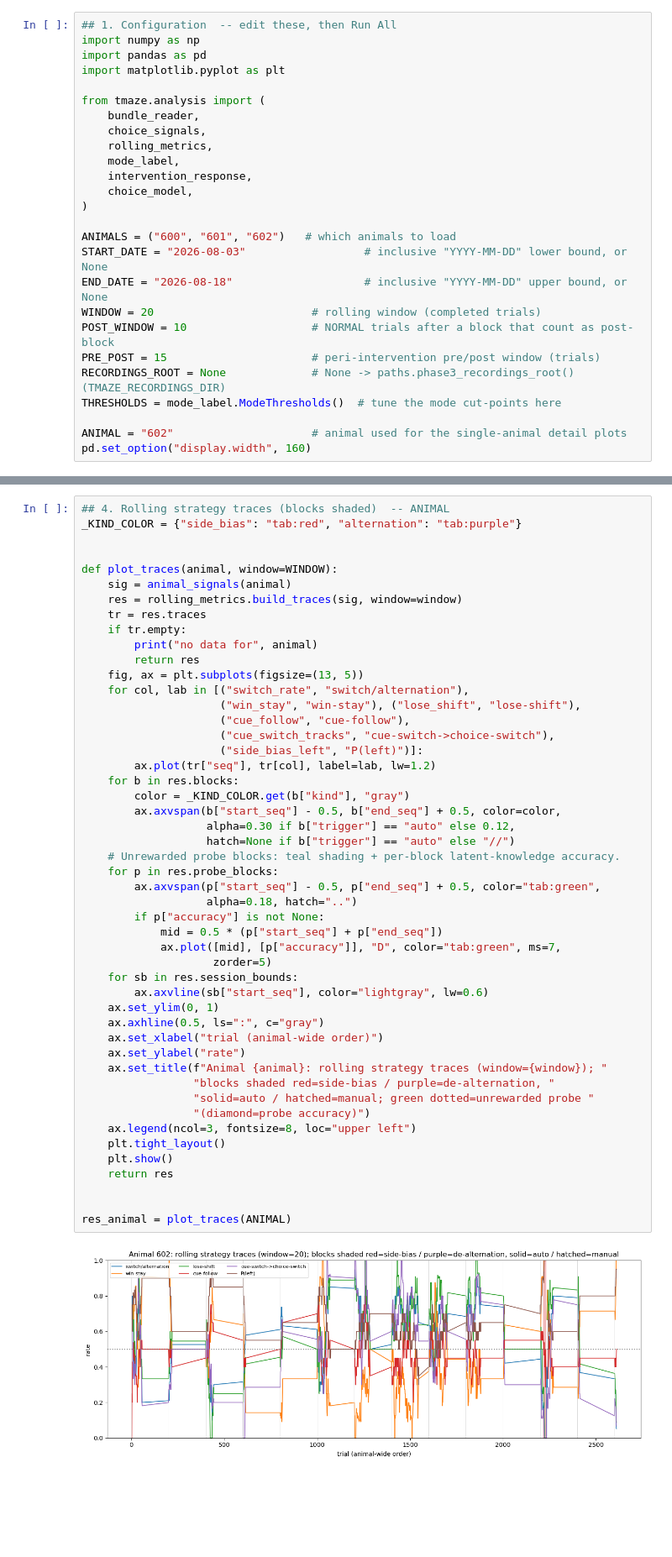
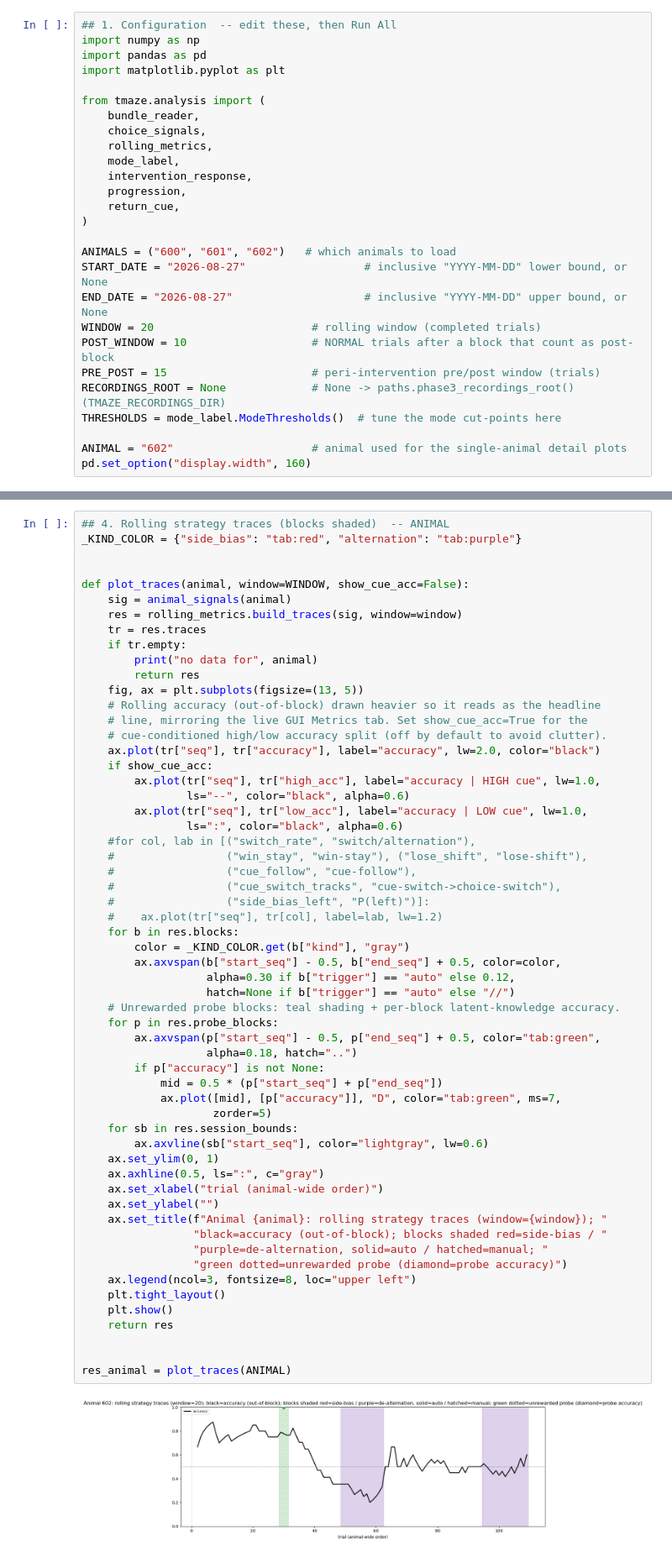
Before and after one commit to Drieu-Lab/os_code_t_maze, a Jupyter notebook: host/notebooks/animal_progress.ipynb, the cells around one changed output, grey strips where cells are left out. Shown at 84% size. Drawn from its saved outputs; the diff is of its cells as text; blank space fills up the shorter version.

```diff
--- a/host/notebooks/animal_progress.ipynb
+++ b/host/notebooks/animal_progress.ipynb
@@ -37,12 +36,13 @@ from tmaze.analysis import (
     rolling_metrics,
     mode_label,
     intervention_response,
-    choice_model,
+    progression,
+    return_cue,
 )
 
 ANIMALS = ("600", "601", "602")   # which animals to load
-START_DATE = "2026-08-03"                  # inclusive "YYYY-MM-DD" lower bound, or None
-END_DATE = "2026-08-18"                    # inclusive "YYYY-MM-DD" upper bound, or None
+START_DATE = "2026-08-27"                  # inclusive "YYYY-MM-DD" lower bound, or None
+END_DATE = "2026-08-27"                    # inclusive "YYYY-MM-DD" upper bound, or None
 WINDOW = 20                        # rolling window (completed trials)
 POST_WINDOW = 10                   # NORMAL trials after a block that count as post-block
 PRE_POST = 15                      # peri-intervention pre/post window (trials)
@@ -144,7 +115,7 @@ for a in ANIMALS:
 _KIND_COLOR = {"side_bias": "tab:red", "alternation": "tab:purple"}
 
 
-def plot_traces(animal, window=WINDOW):
+def plot_traces(animal, window=WINDOW, show_cue_acc=False):
     sig = animal_signals(animal)
     res = rolling_metrics.build_traces(sig, window=window)
     tr = res.traces
@@ -152,44 +123,53 @@ def plot_traces(animal, window=WINDOW):
         print("no data for", animal)
         return res
     fig, ax = plt.subplots(figsize=(13, 5))
-    for col, lab in [("switch_rate", "switch/alternation"),
-                     ("win_stay", "win-stay"), ("lose_shift", "lose-shift"),
-                     ("cue_follow", "cue-follow"),
-                     ("cue_switch_tracks", "cue-switch->choice-switch"),
-                     ("side_bias_left", "P(left)")]:
-        ax.plot(tr["seq"], tr[col], label=lab, lw=1.2)
+    # Rolling accuracy (out-of-block) drawn heavier so it reads as the headline
+    # line, mirroring the live GUI Metrics tab. Set show_cue_acc=True for the
+    # cue-conditioned high/low accuracy split (off by default to avoid clutter).
+    ax.plot(tr["seq"], tr["accuracy"], label="accuracy", lw=2.0, color="black")
+    if show_cue_acc:
+        ax.plot(tr["seq"], tr["high_acc"], label="accuracy | HIGH cue", lw=1.0,
+                ls="--", color="black", alpha=0.6)
+        ax.plot(tr["seq"], tr["low_acc"], label="accuracy | LOW cue", lw=1.0,
+                ls=":", color="black", alpha=0.6)
+    #for col, lab in [("switch_rate", "switch/alternation"),
+    #                 ("win_stay", "win-stay"), ("lose_shift", "lose-shift"),
+    #                 ("cue_follow", "cue-follow"),
+    #                 ("cue_switch_tracks", "cue-switch->choice-switch"),
+    #                 ("side_bias_left", "P(left)")]:
+    #    ax.plot(tr["seq"], tr[col], label=lab, lw=1.2)
     for b in res.blocks:
         color = _KIND_COLOR.get(b["kind"], "gray")
         ax.axvspan(b["start_seq"] - 0.5, b["end_seq"] + 0.5, color=color,
                    alpha=0.30 if b["trigger"] == "auto" else 0.12,
                    hatch=None if b["trigger"] == "auto" else "//")
     # Unrewarded probe blocks: teal shading + per-block latent-knowledge accuracy.
     for p in res.probe_blocks:
         ax.axvspan(p["start_seq"] - 0.5, p["end_seq"] + 0.5, color="tab:green",
                    alpha=0.18, hatch="..")
         if p["accuracy"] is not None:
             mid = 0.5 * (p["start_seq"] + p["end_seq"])
             ax.plot([mid], [p["accuracy"]], "D", color="tab:green", ms=7,
                     zorder=5)
     for sb in res.session_bounds:
         ax.axvline(sb["start_seq"], color="lightgray", lw=0.6)
     ax.set_ylim(0, 1)
     ax.axhline(0.5, ls=":", c="gray")
     ax.set_xlabel("trial (animal-wide order)")
-    ax.set_ylabel("rate")
+    ax.set_ylabel("")
     ax.set_title(f"Animal {animal}: rolling strategy traces (window={window}); "
-                 "blocks shaded red=side-bias / purple=de-alternation, "
-                 "solid=auto / hatched=manual; green dotted=unrewarded probe "
-                 "(diamond=probe accuracy)")
+                 "black=accuracy (out-of-block); blocks shaded red=side-bias / "
+                 "purple=de-alternation, solid=auto / hatched=manual; "
+                 "green dotted=unrewarded probe (diamond=probe accuracy)")
     ax.legend(ncol=3, fontsize=8, loc="upper left")
     plt.tight_layout()
     plt.show()
     return res
 
 
 res_animal = plot_traces(ANIMAL)
 # %% [output]
-[figure, old version]
+[figure, new version]
 # %%
 ## 5. Behavioural-mode decomposition  -- ANIMAL
 MODE_COLORS = {
```
Also changed, not shown: parts of 7 cells of this notebook, 37 other files.
